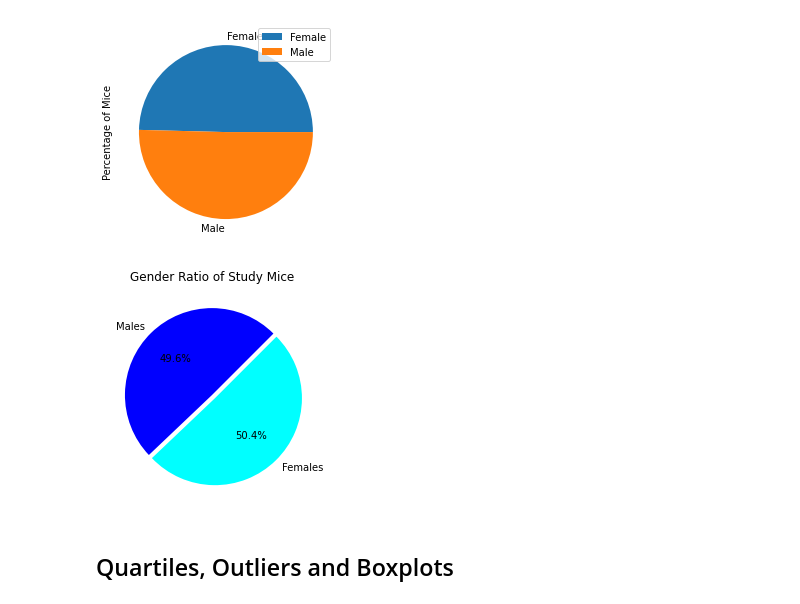
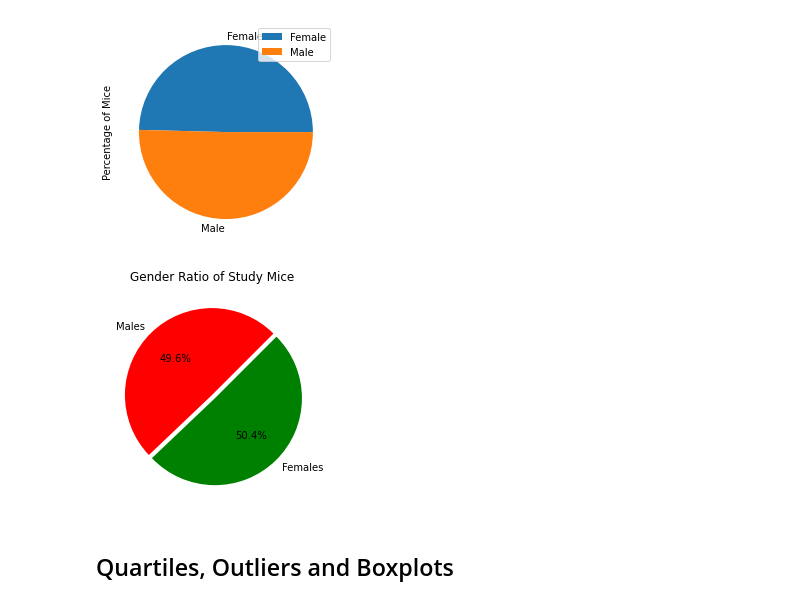
Before and after one commit to MichFig/Matplotlib, a Jupyter notebook: Pymaceuticals/pymaceuticals.ipynb, the cells around one changed output. Drawn from its saved outputs; the diff is of its cells as text; code cells hidden in the pictures.

```diff
--- a/Pymaceuticals/pymaceuticals.ipynb
+++ b/Pymaceuticals/pymaceuticals.ipynb
@@ -183,14 +183,14 @@ plt.show()
 # %%
 # Generate a pie plot showing the distribution of female versus male mice using pyplot
 # Generate a pie plot showing the distribution of female versus male mice using pyplot
 labels = ["Males", "Females"]
-colors = ["blue", "cyan"]
+colors = ["red", "green"]
 explode = [0, 0.05]
 plt.pie(genders, labels=labels, autopct="%1.1f%%", startangle=45, colors=colors, explode=explode)
 plt.title ("Gender Ratio of Study Mice")
 plt.show()
 # %% [output]
-[figure, old version]
+[figure, new version]
 # %% [markdown]
 ## Quartiles, Outliers and Boxplots
 # %%
```
Also changed, not shown: parts of 5 cells of this notebook.
